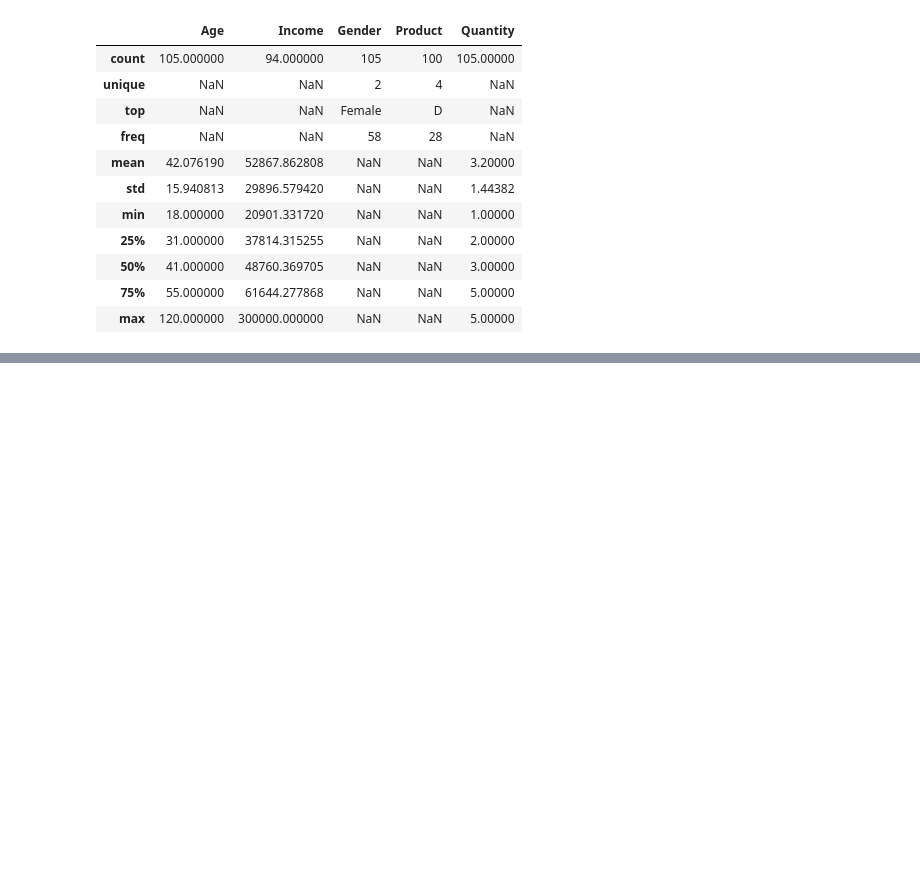
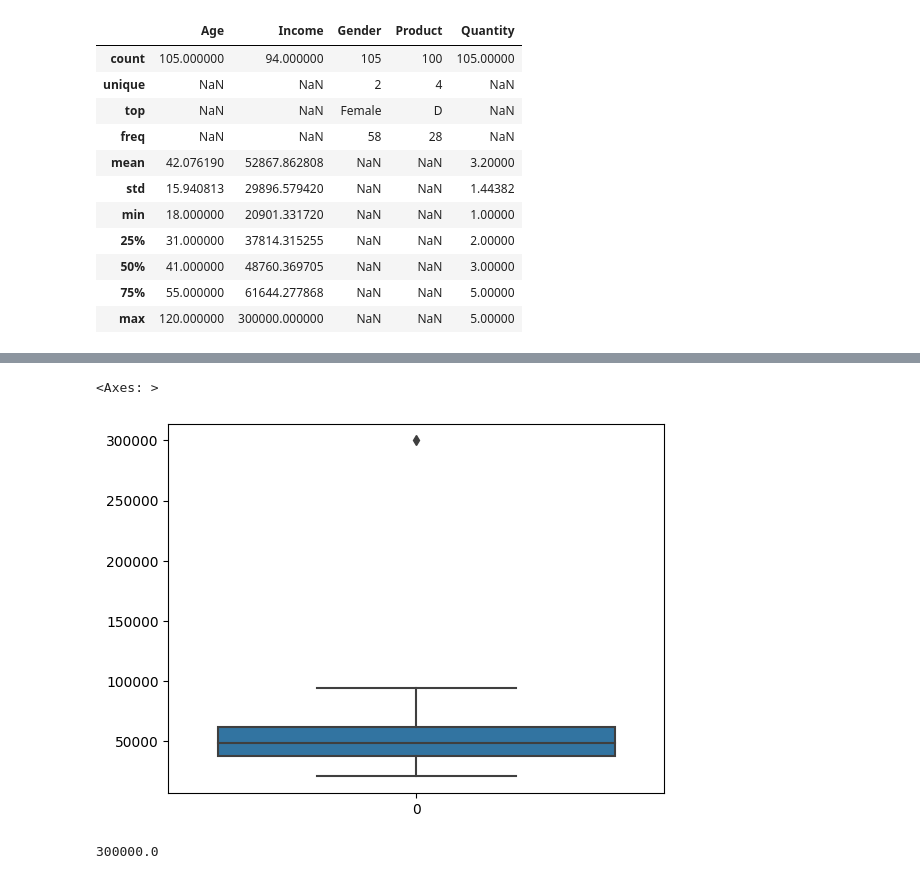
Before and after one commit to LuyiLiuAmber/Luyi, a Jupyter notebook: messydatanotebook.ipynb, the cells around one changed output, grey strips where cells are left out. Cells and saved outputs as stored; diff of their text form; code cells hidden in the pictures; blank space fills up the shorter version.

```diff
--- a/messydatanotebook.ipynb
+++ b/messydatanotebook.ipynb
@@ -94,0 +101,13 @@ Note: you may need to restart the kernel to use updated packages.
+# %%
+sns.boxplot(df["Income"])
+# 1. look for outliers
+# top and bottom line: max&min
+# regtangle is the mode most around xxx
+# %% [output]
+<Axes: >
+[figure, added]
+# %%
+# write a statement to filiter the data set and identify the outlier
+df['Income'].max() # we can't use this because max is a single value
+# %% [output]
+300000.0
```
Also changed, not shown: parts of 17 cells of this notebook.
